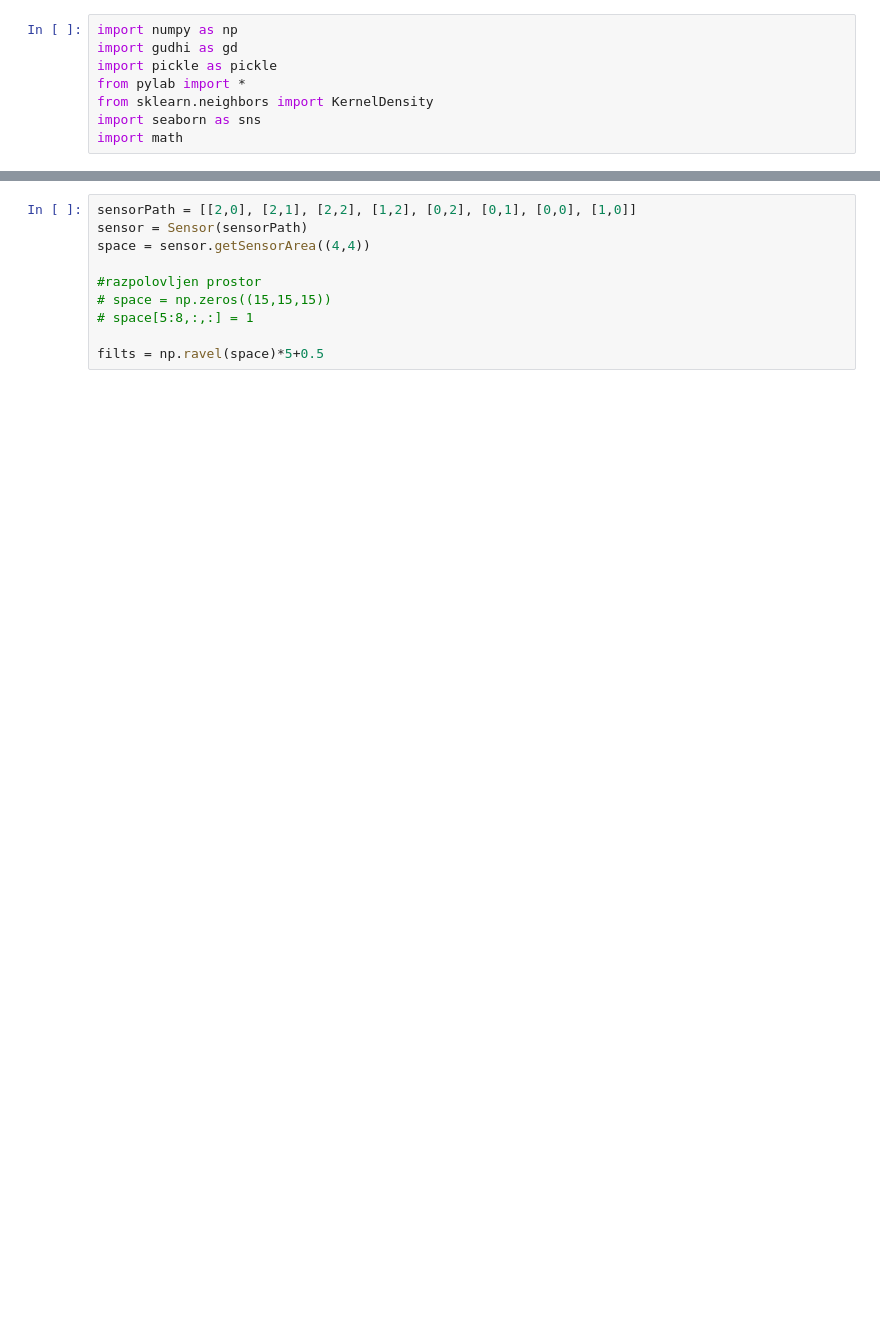
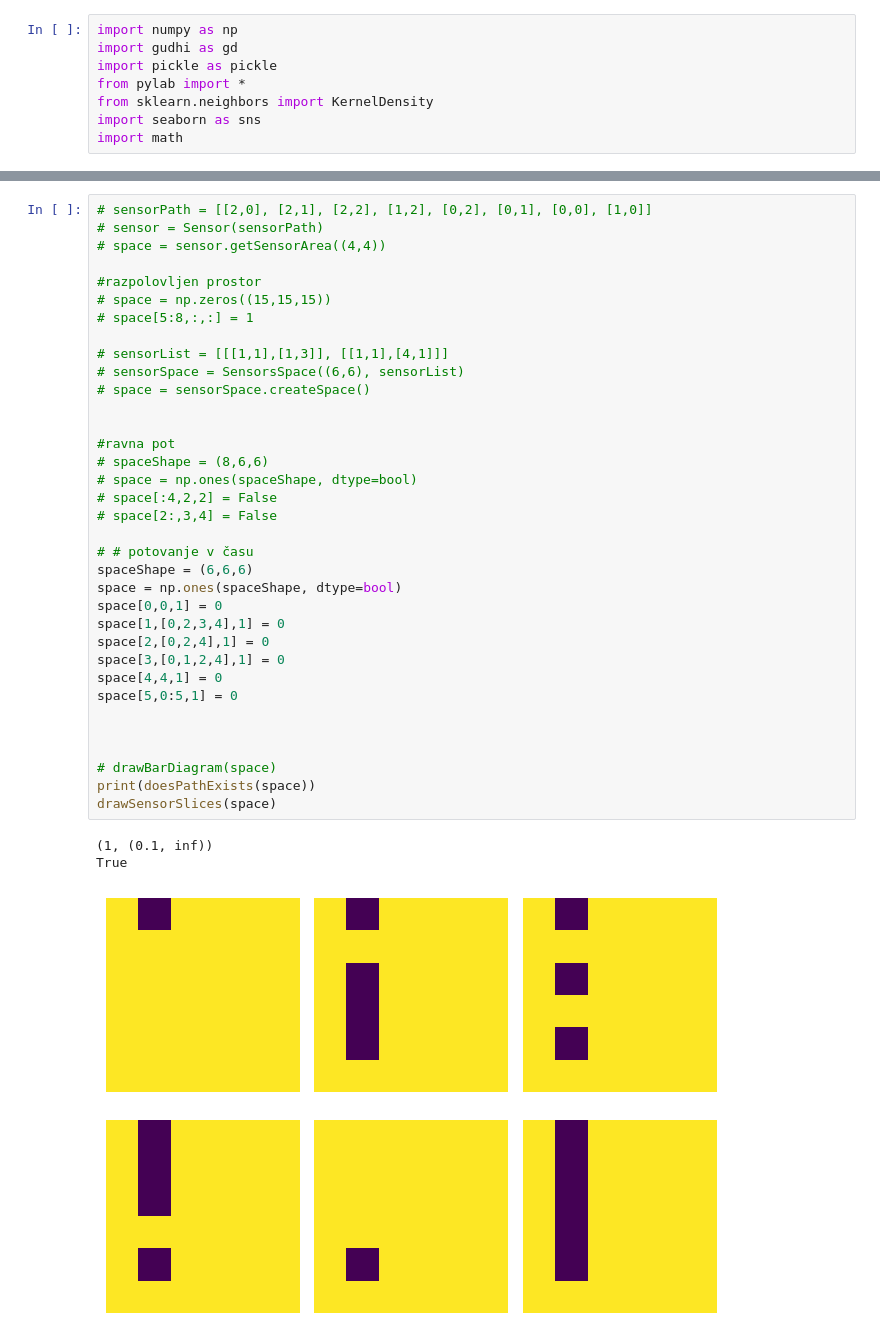
Before and after one commit to NejcHirci/TDA-evasion, a Jupyter notebook: spaceGeneration.ipynb, the cells around one changed output, grey strips where cells are left out. Cells and saved outputs as stored; diff of their text form; blank space fills up the shorter version.

```diff
--- a/spaceGeneration.ipynb
+++ b/spaceGeneration.ipynb
@@ -89,10 +253,39 @@ def plotCubes(coordsList):
 # %%
-sensorPath = [[2,0], [2,1], [2,2], [1,2], [0,2], [0,1], [0,0], [1,0]]
-sensor = Sensor(sensorPath)
-space = sensor.getSensorArea((4,4))
+# sensorPath = [[2,0], [2,1], [2,2], [1,2], [0,2], [0,1], [0,0], [1,0]]
+# sensor = Sensor(sensorPath)
+# space = sensor.getSensorArea((4,4))
 
 #razpolovljen prostor
 # space = np.zeros((15,15,15))
 # space[5:8,:,:] = 1
 
-filts = np.ravel(space)*5+0.5
+# sensorList = [[[1,1],[1,3]], [[1,1],[4,1]]]
+# sensorSpace = SensorsSpace((6,6), sensorList)
+# space = sensorSpace.createSpace()
+
+
+#ravna pot
+# spaceShape = (8,6,6)
+# space = np.ones(spaceShape, dtype=bool)
+# space[:4,2,2] = False
+# space[2:,3,4] = False
+
+# # potovanje v času
+spaceShape = (6,6,6)
+space = np.ones(spaceShape, dtype=bool)
+space[0,0,1] = 0
+space[1,[0,2,3,4],1] = 0
+space[2,[0,2,4],1] = 0
+space[3,[0,1,2,4],1] = 0
+space[4,4,1] = 0
+space[5,0:5,1] = 0
+
+
+
+# drawBarDiagram(space)
+print(doesPathExists(space))
+drawSensorSlices(space)
+# %% [output]
+(1, (0.1, inf))
+True
+[figure, added]
```
Also changed, not shown: parts of 11 cells of this notebook.
